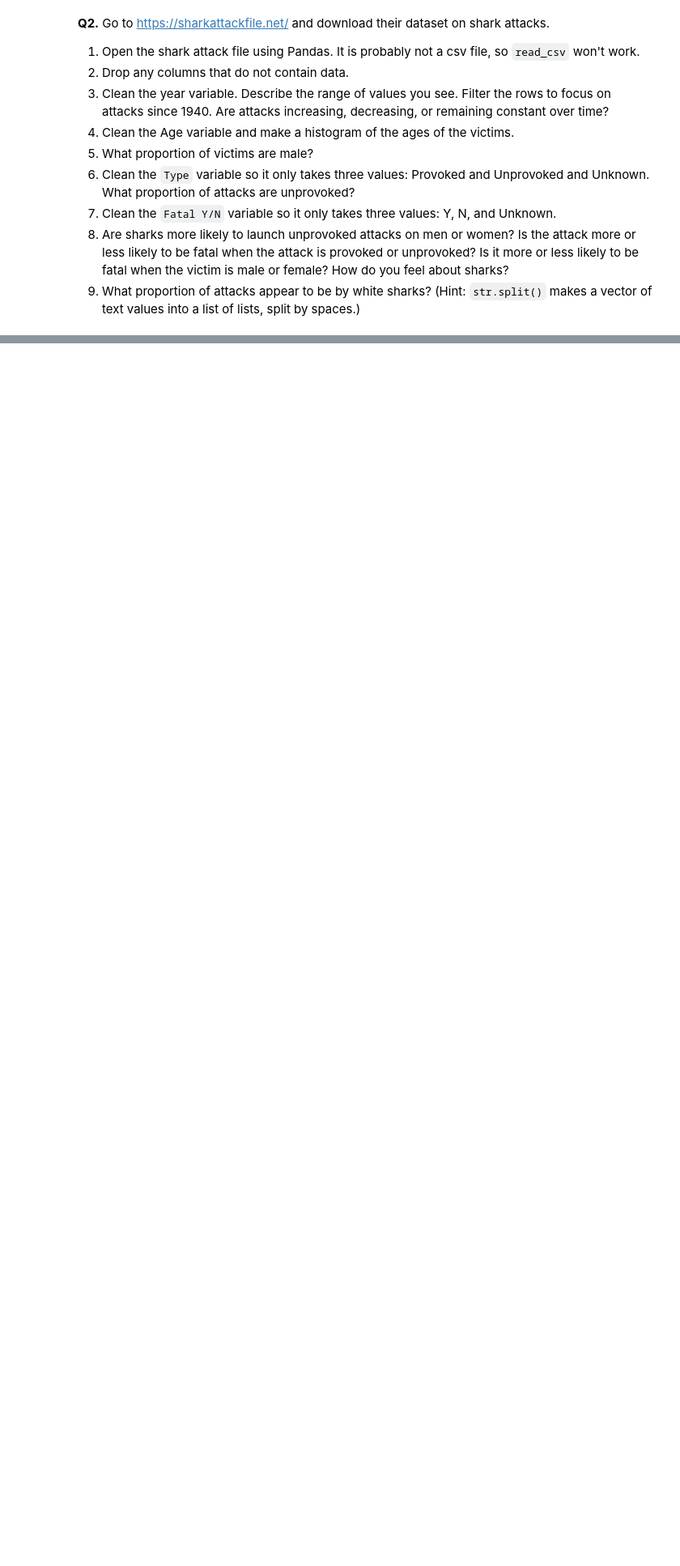
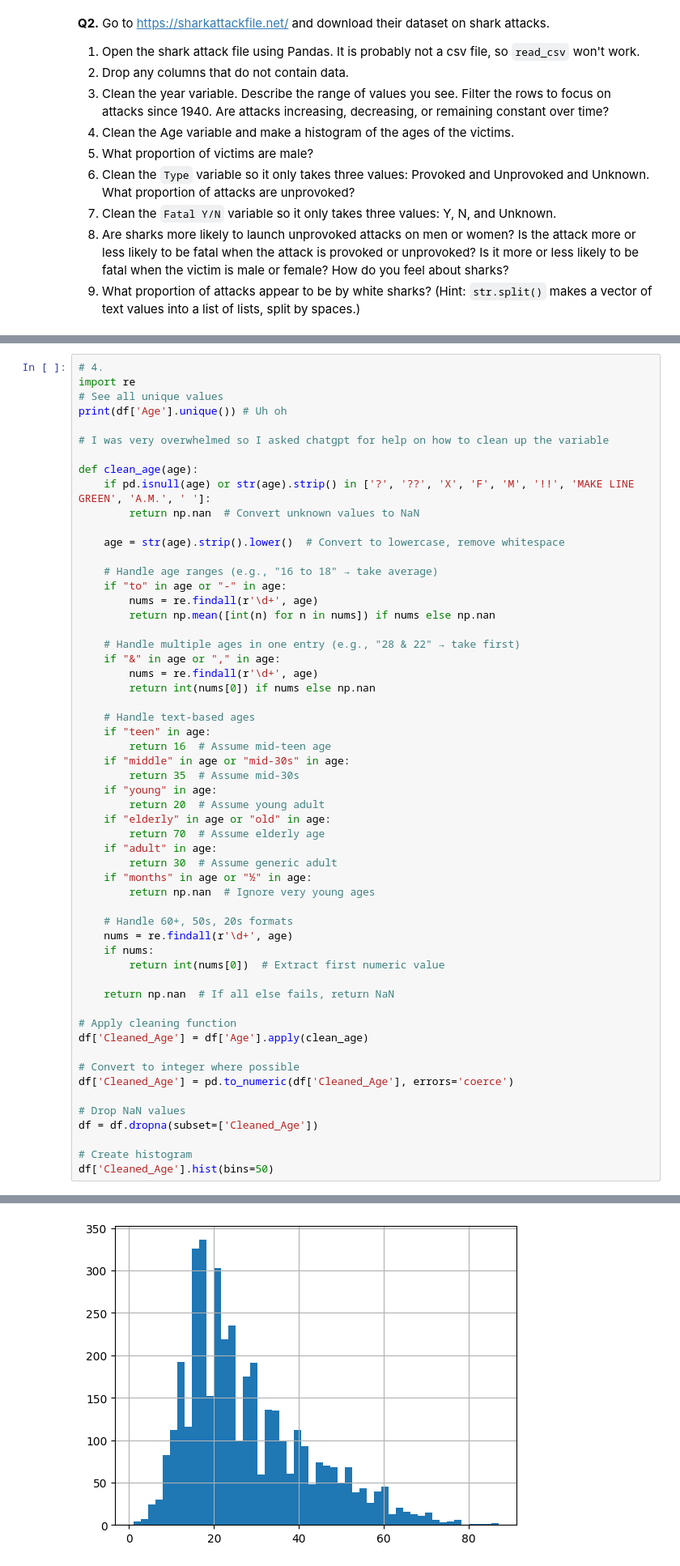
Before and after one commit to conorgibbons147/wrangling, a Jupyter notebook: assignment/assignment.ipynb, the cells around one changed output, grey strips where cells are left out. Shown at 81% size. Saved outputs shown, nothing was run; the diff lists cells and outputs as text; blank space fills up the shorter version.

```diff
--- a/assignment/assignment.ipynb
+++ b/assignment/assignment.ipynb
@@ -114,0 +179,57 @@ print(df['SentenceTypeAllChargesAtConvictionInContactEvent'].unique())
+# %%
+# 4.
+import re
+# See all unique values
+print(df['Age'].unique()) # Uh oh
+
+# I was very overwhelmed so I asked chatgpt for help on how to clean up the variable
+
+def clean_age(age):
+    if pd.isnull(age) or str(age).strip() in ['?', '??', 'X', 'F', 'M', '!!', 'MAKE LINE GREEN', 'A.M.', ' ']:
+        return np.nan  # Convert unknown values to NaN
+
+    age = str(age).strip().lower()  # Convert to lowercase, remove whitespace
+
+    # Handle age ranges (e.g., "16 to 18" → take average)
+    if "to" in age or "-" in age:
+        nums = re.findall(r'\d+', age)
+        return np.mean([int(n) for n in nums]) if nums else np.nan
+
+    # Handle multiple ages in one entry (e.g., "28 & 22" → take first)
+    if "&" in age or "," in age:
+        nums = re.findall(r'\d+', age)
+        return int(nums[0]) if nums else np.nan
+
+    # Handle text-based ages
+    if "teen" in age:
+        return 16  # Assume mid-teen age
+    if "middle" in age or "mid-30s" in age:
+        return 35  # Assume mid-30s
+    if "young" in age:
+        return 20  # Assume young adult
+    if "elderly" in age or "old" in age:
+        return 70  # Assume elderly age
+    if "adult" in age:
+        return 30  # Assume generic adult
+    if "months" in age or "½" in age:
+        return np.nan  # Ignore very young ages
+
+    # Handle 60+, 50s, 20s formats
+    nums = re.findall(r'\d+', age)
+    if nums:
+        return int(nums[0])  # Extract first numeric value
+
+    return np.nan  # If all else fails, return NaN
+
+# Apply cleaning function
+df['Cleaned_Age'] = df['Age'].apply(clean_age)
+
+# Convert to integer where possible
+df['Cleaned_Age'] = pd.to_numeric(df['Cleaned_Age'], errors='coerce')
+
+# Drop NaN values
+df = df.dropna(subset=['Cleaned_Age'])
+
+# Create histogram
+df['Cleaned_Age'].hist(bins=50)
+# %% [output]
@@ -114,0 +253 @@ print(df['SentenceTypeAllChargesAtConvictionInContactEvent'].unique())
+[figure, added]
```
Also changed, not shown: parts of 10 cells of this notebook, 1 other file.
